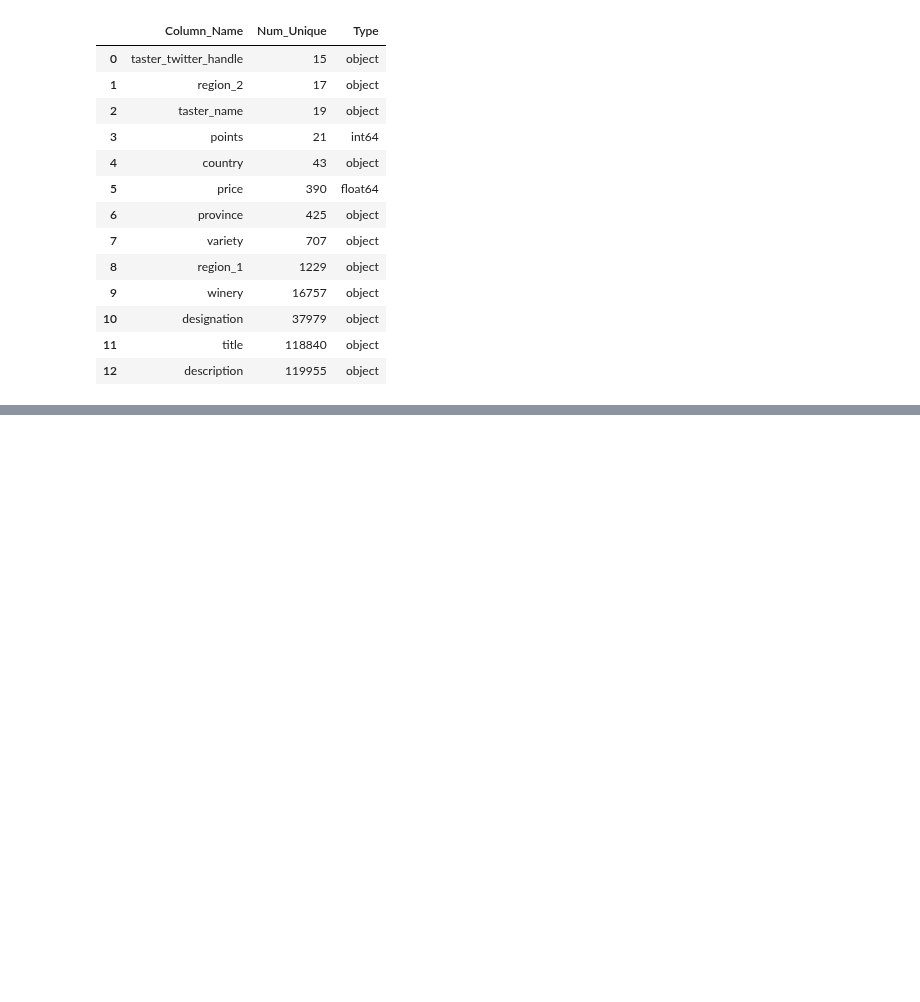
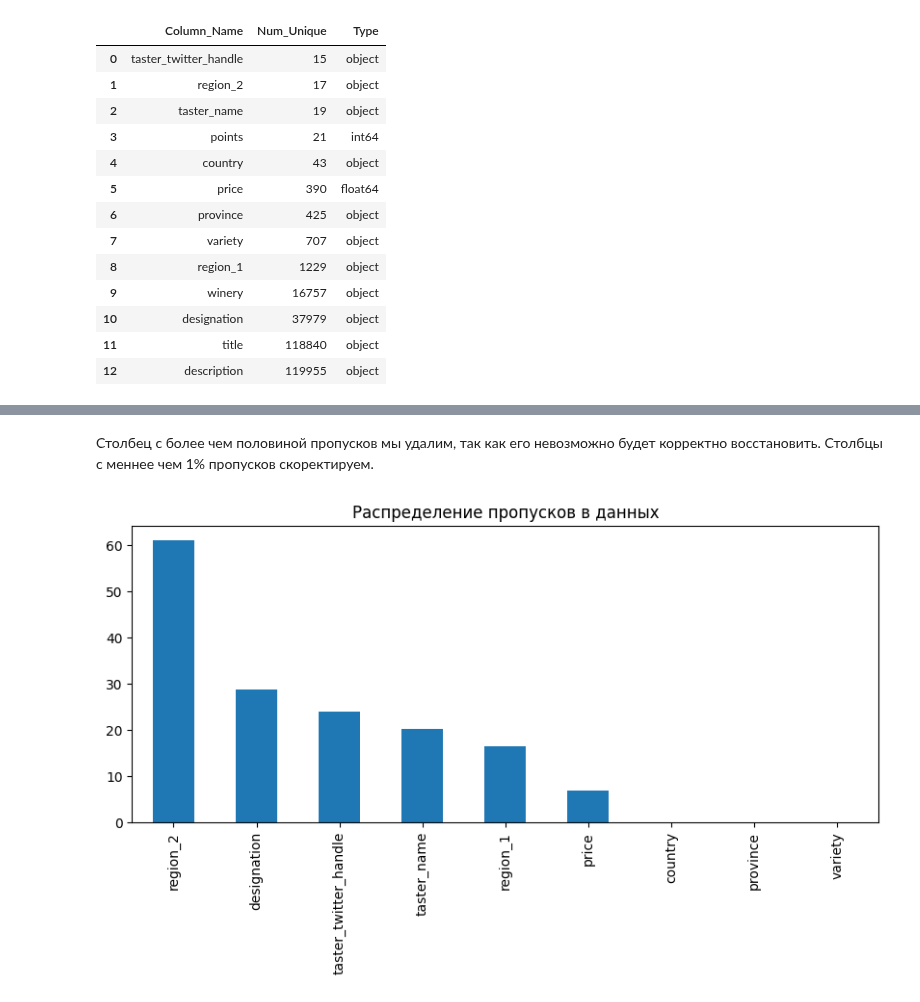
Before and after one commit to Serstefs/sfds, a Jupyter notebook: DS/EDA-1. Введение в разведывательный анализ данных. Алгоритмы и методы EDA/EDA-1. Введение в разведывательный анализ данных. Алгоритмы и методы EDA.ipynb, the cells around one changed output, grey strips where cells are left out. Drawn from its saved outputs; the diff is of its cells as text; code cells hidden in the pictures; blank space fills up the shorter version.

```diff
--- a/DS/EDA-1. Введение в разведывательный анализ данных. Алгоритмы и методы EDA/EDA-1. Введение в разведывательный анализ данных. Алгоритмы и методы EDA.ipynb
+++ b/DS/EDA-1. Введение в разведывательный анализ данных. Алгоритмы и методы EDA/EDA-1. Введение в разведывательный анализ данных. Алгоритмы и методы EDA.ipynb
@@ -315,0 +364,6 @@ display(unique_counts)
+# %%
+# Вывесдим на экран названия столбцов, где число пропусков больше 0.
+cols_null_percent = data.isnull().mean() * 100
+cols_with_null = cols_null_percent[cols_null_percent>0].sort_values(
+                                                            ascending=False)
+display(cols_with_null)
@@ -315,0 +381,11 @@ display(unique_counts)
+# %% [markdown]
+Столбец с более чем половиной пропусков мы удалим, так как его невозможно будет корректно восстановить. Столбцы с меннее чем 1% пропусков скоректируем.
+# %%
+# Посмотрим на графике пропуски
+cols_with_null.plot(
+    kind='bar',
+    figsize=(10, 4),
+    title='Распределение пропусков в данных'
+);
+# %% [output]
+[figure, added]
```
Also changed, not shown: parts of 25 cells of this notebook, 2 other files.
